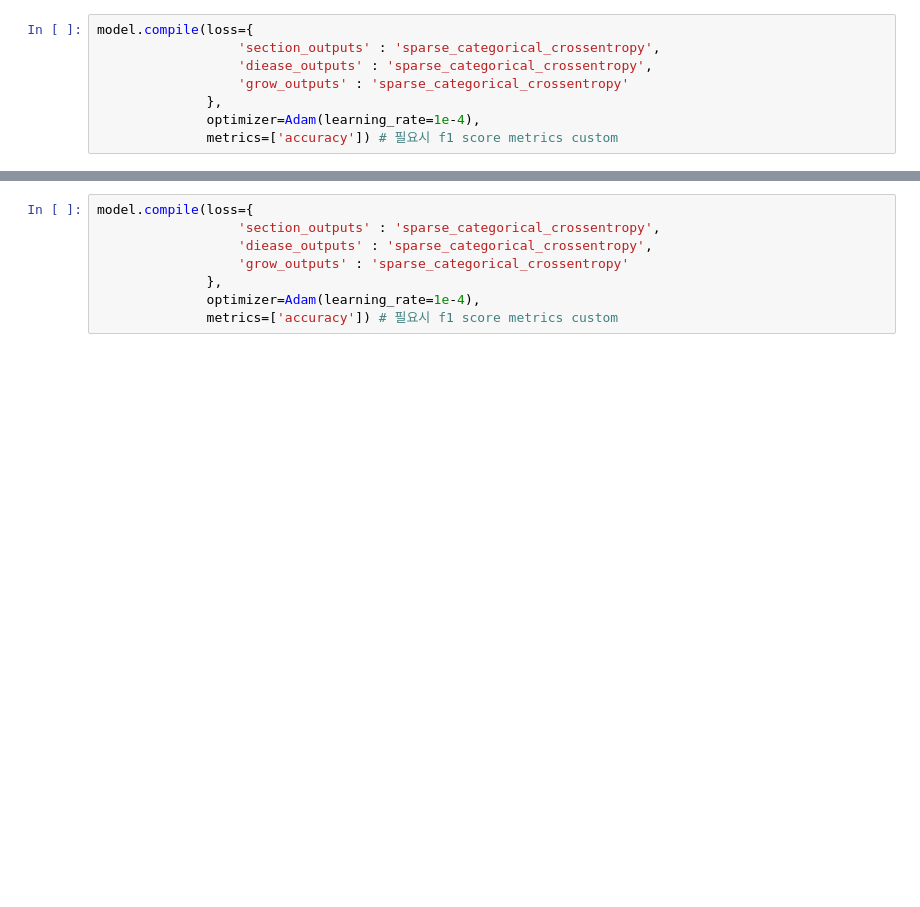
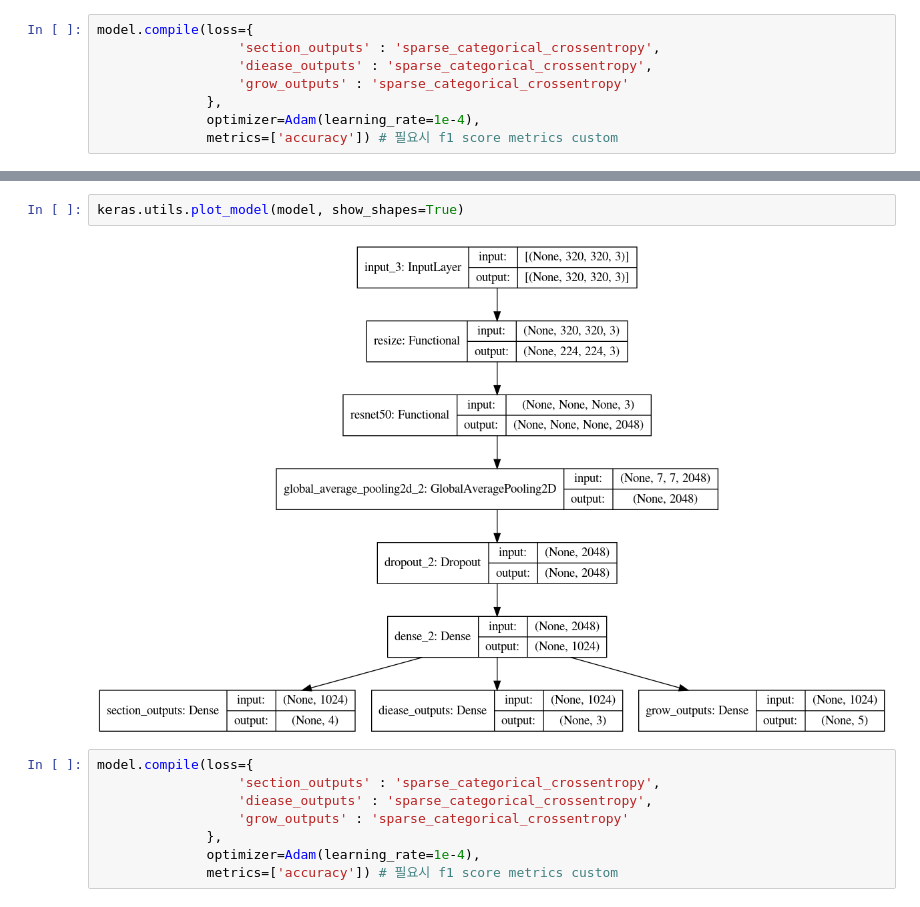
Before and after one commit to HKLeeeee/Multi_proj_6, a Jupyter notebook: model/multi-output/strawberry/[Lab]Multi-Output Model .ipynb, the cells around one changed output, grey strips where cells are left out. Saved outputs shown, nothing was run; the diff lists cells and outputs as text; blank space fills up the shorter version.

```diff
--- a/model/multi-output/strawberry/[Lab]Multi-Output Model .ipynb
+++ b/model/multi-output/strawberry/[Lab]Multi-Output Model .ipynb
@@ -328,4 +222,8 @@ Non-trainable params: 23,591,808
 __________________________________________________________________________________________________
+# %%
+keras.utils.plot_model(model, show_shapes=True)
+# %% [output]
+[figure, added]
 # %%
 model.compile(loss={
                   'section_outputs' : 'sparse_categorical_crossentropy',
```
Also changed, not shown: parts of 40 cells of this notebook, 12 other files.
